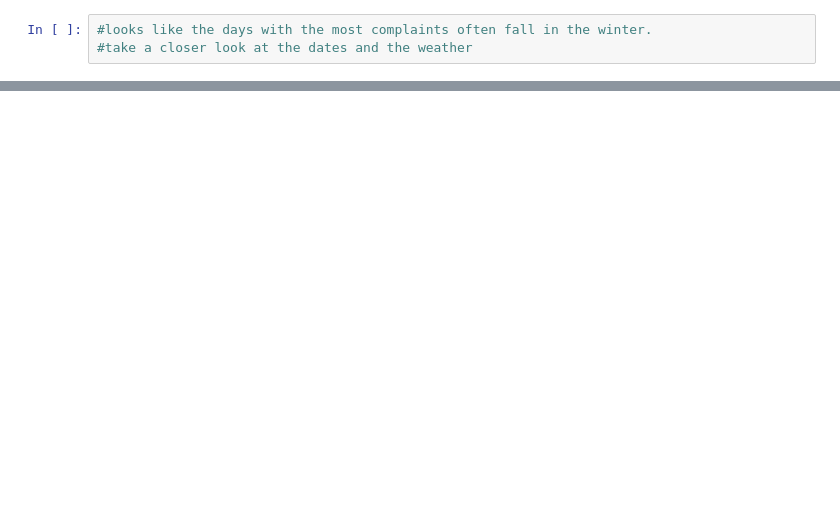
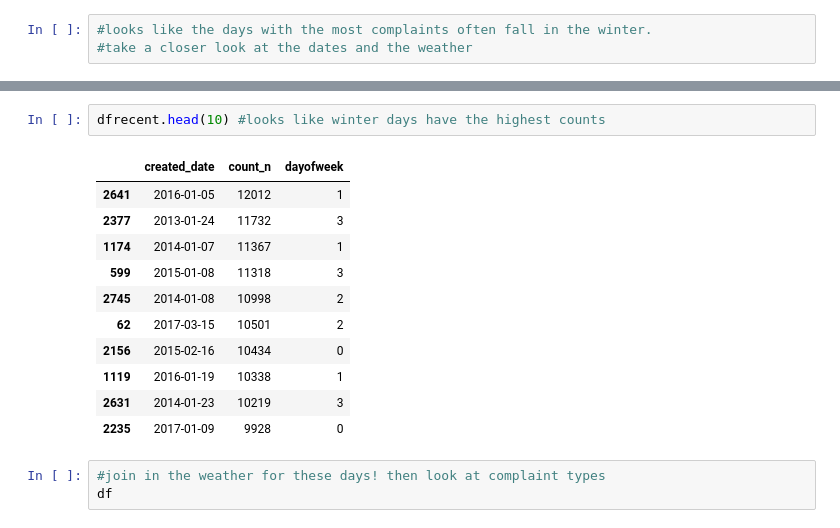
Before and after one commit to stephgline/open_data_challenge, a Jupyter notebook: weather_data_challenge.ipynb, the cells around one changed output, grey strips where cells are left out. Cells and saved outputs as stored; diff of their text form; blank space fills up the shorter version.

```diff
--- a/test_notebook.ipynb
+++ b/weather_data_challenge.ipynb
@@ -176,0 +183,17 @@ dfrecent.sort_
+# %%
+dfrecent.head(10) #looks like winter days have the highest counts
+# %% [output]
+|  | created_date | count_n | dayofweek |
+| 2641 | 2016-01-05 | 12012 | 1 |
+| 2377 | 2013-01-24 | 11732 | 3 |
+| 1174 | 2014-01-07 | 11367 | 1 |
+| 599 | 2015-01-08 | 11318 | 3 |
+| 2745 | 2014-01-08 | 10998 | 2 |
+| 62 | 2017-03-15 | 10501 | 2 |
+| 2156 | 2015-02-16 | 10434 | 0 |
+| 1119 | 2016-01-19 | 10338 | 1 |
+| 2631 | 2014-01-23 | 10219 | 3 |
+| 2235 | 2017-01-09 | 9928 | 0 |
+# %%
+#join in the weather for these days! then look at complaint types
+df
```
Also changed, not shown: parts of 3 cells of this notebook.
